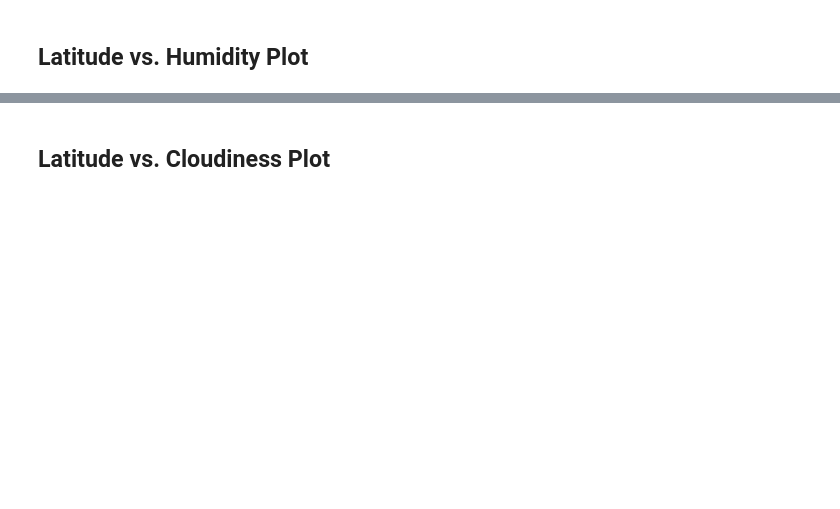
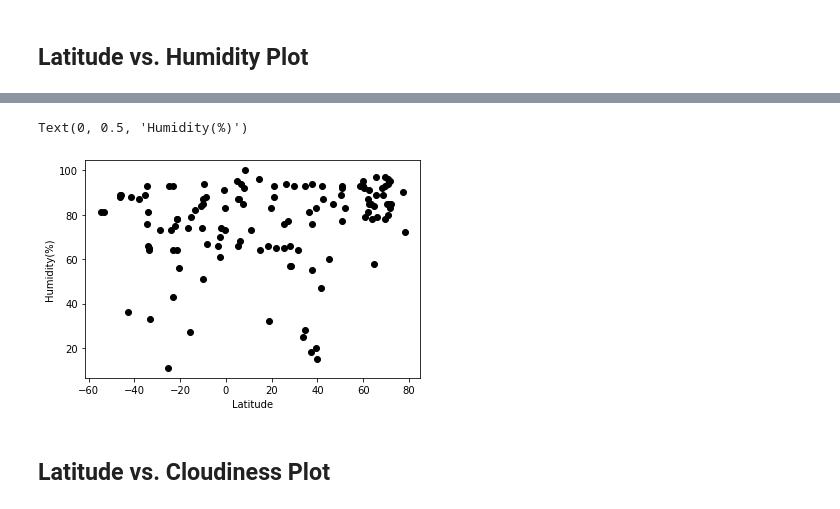
Before and after one commit to schoo424/python-api-challenge, a Jupyter notebook: WeatherPy/WeatherPy.ipynb, the cells around one changed output, grey strips where cells are left out. Saved outputs shown, nothing was run; the diff lists cells and outputs as text; code cells hidden in the pictures; blank space fills up the shorter version.

```diff
--- a/WeatherPy/WeatherPy.ipynb
+++ b/WeatherPy/WeatherPy.ipynb
@@ -217,2 +226,14 @@ Int64Index([], dtype='int64')
+# %%
+# Generate a scatter plot of latidude vs. Humidity
+
+# scatter_plot_df
+
+plt.scatter(lat, humidity, marker="o", facecolors="black", edgecolors="black")
+weather_data
+plt.xlabel("Latitude")
+plt.ylabel("Humidity(%)")
+# %% [output]
+Text(0, 0.5, 'Humidity(%)')
+[figure, added]
 # %% [markdown]
 ## Latitude vs. Cloudiness Plot
```
Also changed, not shown: parts of 26 cells of this notebook, 1 other file.
